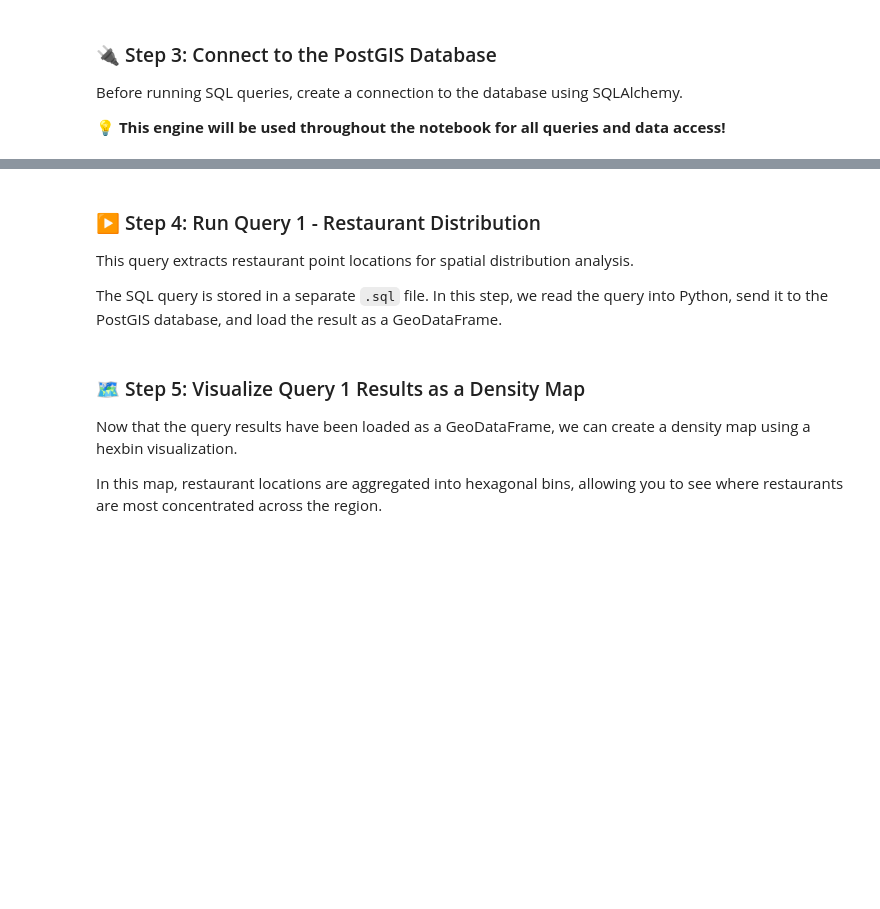
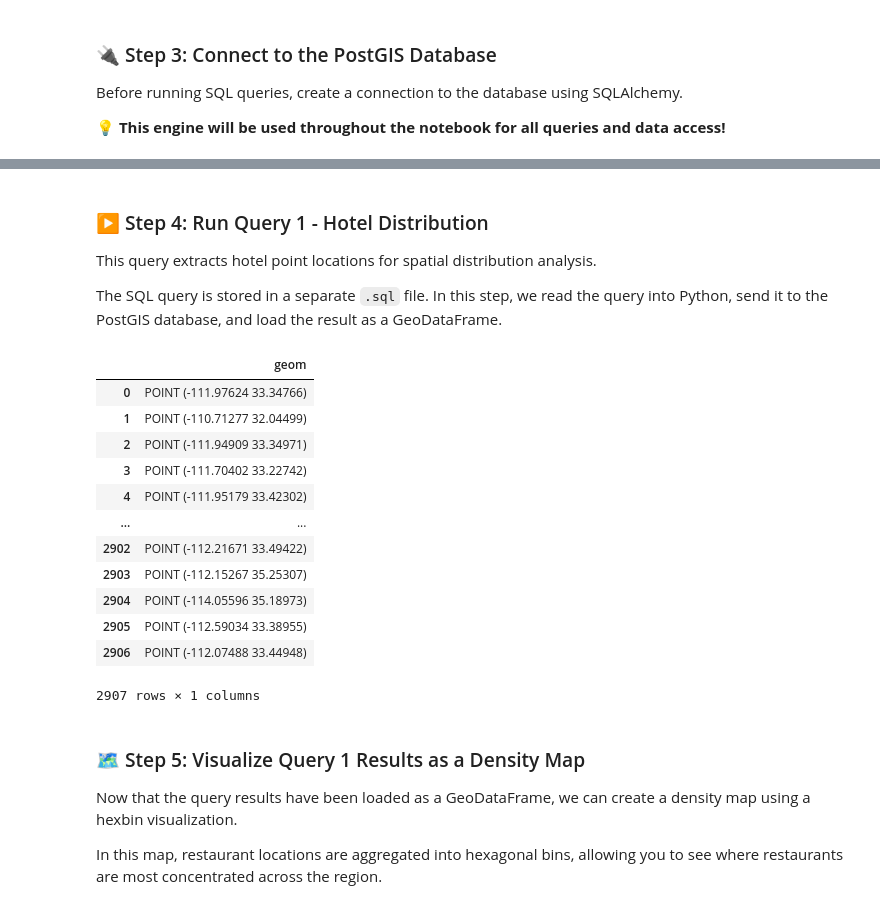
Before and after one commit to Dez-Kennedy/gist604B-osm-postgis-local-fa26, a Jupyter notebook: notebooks/osm_postgis_nebraska.ipynb, the cells around one changed output, grey strips where cells are left out. Drawn from its saved outputs; the diff is of its cells as text; code cells hidden in the pictures; blank space fills up the shorter version.

Commit message:
Complete code from Nebraska dataset

```diff
--- a/notebooks/osm_postgis_nebraska.ipynb
+++ b/notebooks/osm_postgis_nebraska.ipynb
@@ -122,23 +124,37 @@ print("SQLAlchemy engine created!")
 # %% [markdown]
-### ▶️ Step 4: Run Query 1 - Restaurant Distribution
+### ▶️ Step 4: Run Query 1 - Hotel Distribution
 
-This query extracts restaurant point locations for spatial distribution analysis.
+This query extracts hotel point locations for spatial distribution analysis.
 
 The SQL query is stored in a separate `.sql` file. In this step, we read the query into Python, send it to the PostGIS database, and load the result as a GeoDataFrame.
 # %%
-query_1_file = Path("../sql/arizona/01_osm_restaurant_distribution.sql")
+query_1_file = Path("../sql/nebraska/01_osm_hotel_distribution copy.sql")
 
 # Read SQL query from file
 query_1_sql = query_1_file.read_text(encoding="utf-8")
 
 # Execute query and load result as a GeoDataFrame
 try:
     query_1_results = gpd.read_postgis(query_1_sql, engine, geom_col="geom")
     # Display results
     display(query_1_results)
 except Exception as e:
     print("❌ Query failed:")
     print(e)
+# %% [output]
+|  | geom |
+| 0 | POINT (-111.97624 33.34766) |
+| 1 | POINT (-110.71277 32.04499) |
+| 2 | POINT (-111.94909 33.34971) |
+| 3 | POINT (-111.70402 33.22742) |
+| 4 | POINT (-111.95179 33.42302) |
+| ... | ... |
+| 2902 | POINT (-112.21671 33.49422) |
+| 2903 | POINT (-112.15267 35.25307) |
+| 2904 | POINT (-114.05596 35.18973) |
+| 2905 | POINT (-112.59034 33.38955) |
+| 2906 | POINT (-112.07488 33.44948) |
+2907 rows × 1 columns
 # %% [markdown]
 ### 🗺️ Step 5: Visualize Query 1 Results as a Density Map
 
```
Also changed, not shown: parts of 15 cells of this notebook.
